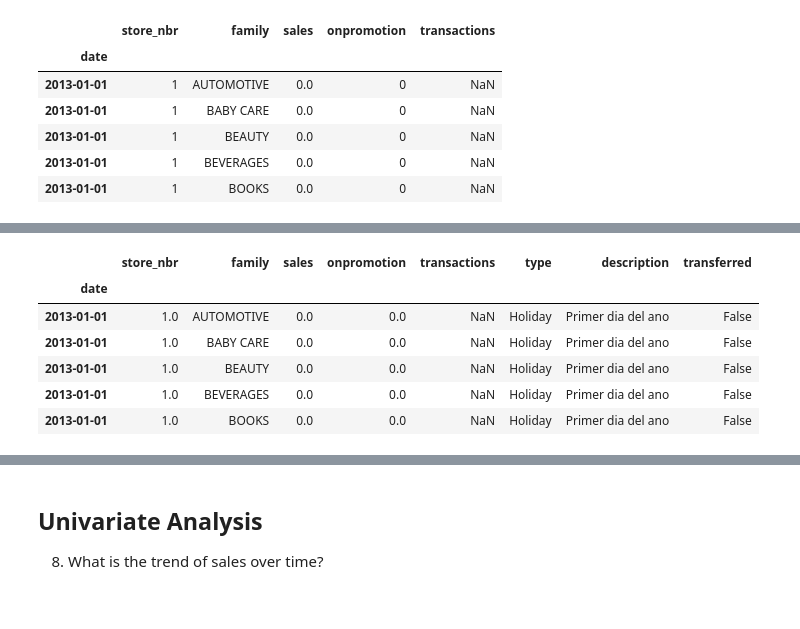
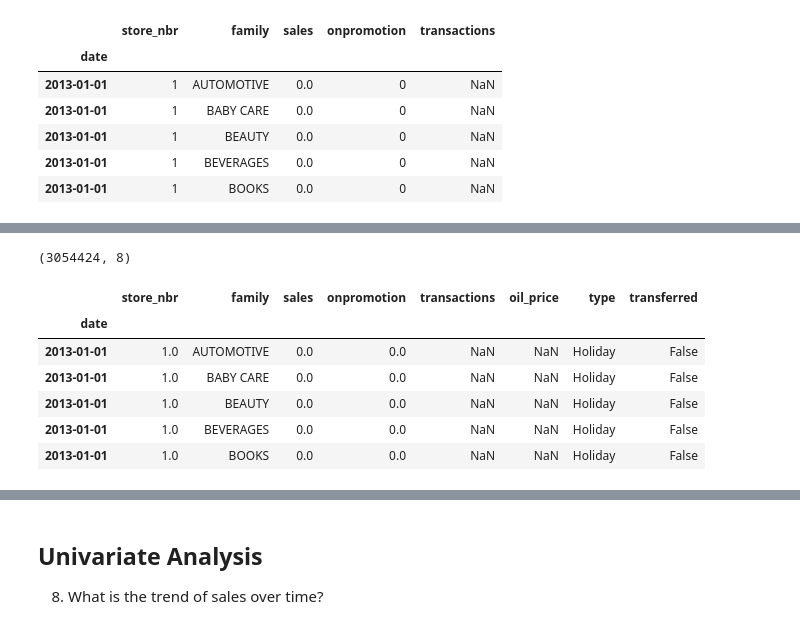
Before and after one commit to ikoghoemmanuell/Time-Series-Forecasting-of-Store-Sales, a Jupyter notebook: teamNice-LP2 - Copy.ipynb, the cells around one changed output, grey strips where cells are left out. Saved outputs shown, nothing was run; the diff lists cells and outputs as text; code cells hidden in the pictures.

```diff
--- a/teamNice-LP2 - Copy.ipynb
+++ b/teamNice-LP2 - Copy.ipynb
@@ -178,7 +178,7 @@ holidays.tail(),holidays.shape
 # %%
 #drop unnecessary columns in holidays
 holidays.drop(
-    columns=['locale', 'locale_name'],
+    columns=['locale', 'locale_name', 'description'],
     inplace=True
     )
 # delete rows with transferred as true
@@ -297,3 +296,17 @@ merged.head()
 | 2013-01-01 | 1 | BEAUTY | 0.0 | 0 | NaN |
 | 2013-01-01 | 1 | BEVERAGES | 0.0 | 0 | NaN |
 | 2013-01-01 | 1 | BOOKS | 0.0 | 0 | NaN |
+# %%
+#merging merged with oil data
+merged2=pd.merge(
+    merged.reset_index(), oil,
+    how='outer',
+    on=['date']
+    ).set_index('date')
+
+#renaming our oil column
+merged2.rename(
+    columns = {'dcoilwtico':'oil_price'},
+    inplace = True
+    )
+merged2.head()
@@ -300,16 +321,18 @@ merged.head()
 # %%
-#merging merged with holidays
-merged2=pd.merge(
-    merged.reset_index(), holidays,
+#merging merged2 with holidays
+merged3=pd.merge(
+    merged2.reset_index(), holidays,
     how='outer',
     on=['date']
     ).set_index('date')
-merged2.head()
+print(merged3.shape)
+merged3.head()
 # %% [output]
+(3054424, 8)
-|  | store_nbr | family | sales | onpromotion | transactions | type | description | transferred |
+|  | store_nbr | family | sales | onpromotion | transactions | oil_price | type | transferred |
 | date |  |  |  |  |  |  |  |  |
-| 2013-01-01 | 1.0 | AUTOMOTIVE | 0.0 | 0.0 | NaN | Holiday | Primer dia del ano | False |
-| 2013-01-01 | 1.0 | BABY CARE | 0.0 | 0.0 | NaN | Holiday | Primer dia del ano | False |
-| 2013-01-01 | 1.0 | BEAUTY | 0.0 | 0.0 | NaN | Holiday | Primer dia del ano | False |
-| 2013-01-01 | 1.0 | BEVERAGES | 0.0 | 0.0 | NaN | Holiday | Primer dia del ano | False |
-| 2013-01-01 | 1.0 | BOOKS | 0.0 | 0.0 | NaN | Holiday | Primer dia del ano | False |
+| 2013-01-01 | 1.0 | AUTOMOTIVE | 0.0 | 0.0 | NaN | NaN | Holiday | False |
+| 2013-01-01 | 1.0 | BABY CARE | 0.0 | 0.0 | NaN | NaN | Holiday | False |
+| 2013-01-01 | 1.0 | BEAUTY | 0.0 | 0.0 | NaN | NaN | Holiday | False |
+| 2013-01-01 | 1.0 | BEVERAGES | 0.0 | 0.0 | NaN | NaN | Holiday | False |
+| 2013-01-01 | 1.0 | BOOKS | 0.0 | 0.0 | NaN | NaN | Holiday | False |
```
Also changed, not shown: parts of 42 cells of this notebook.
